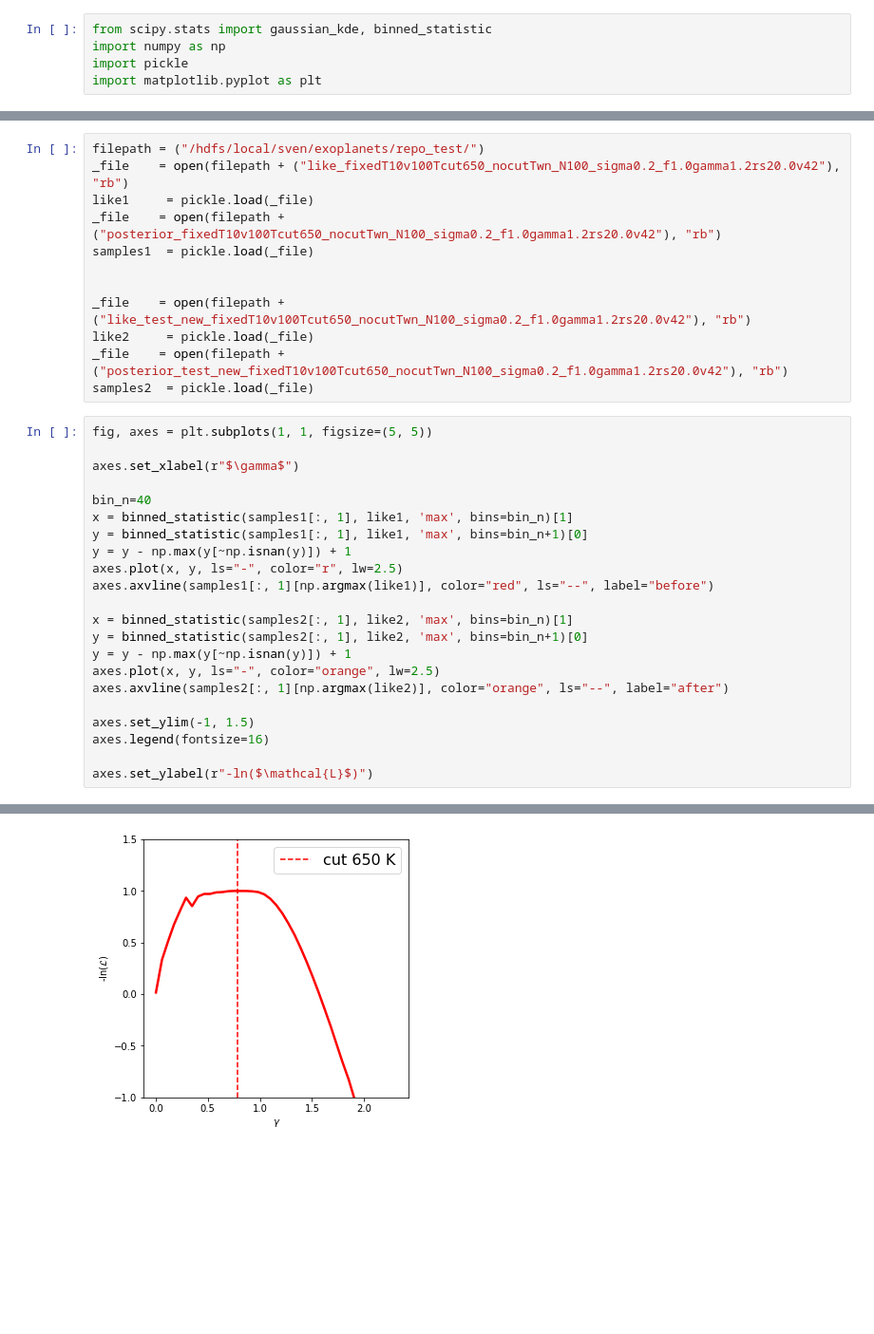
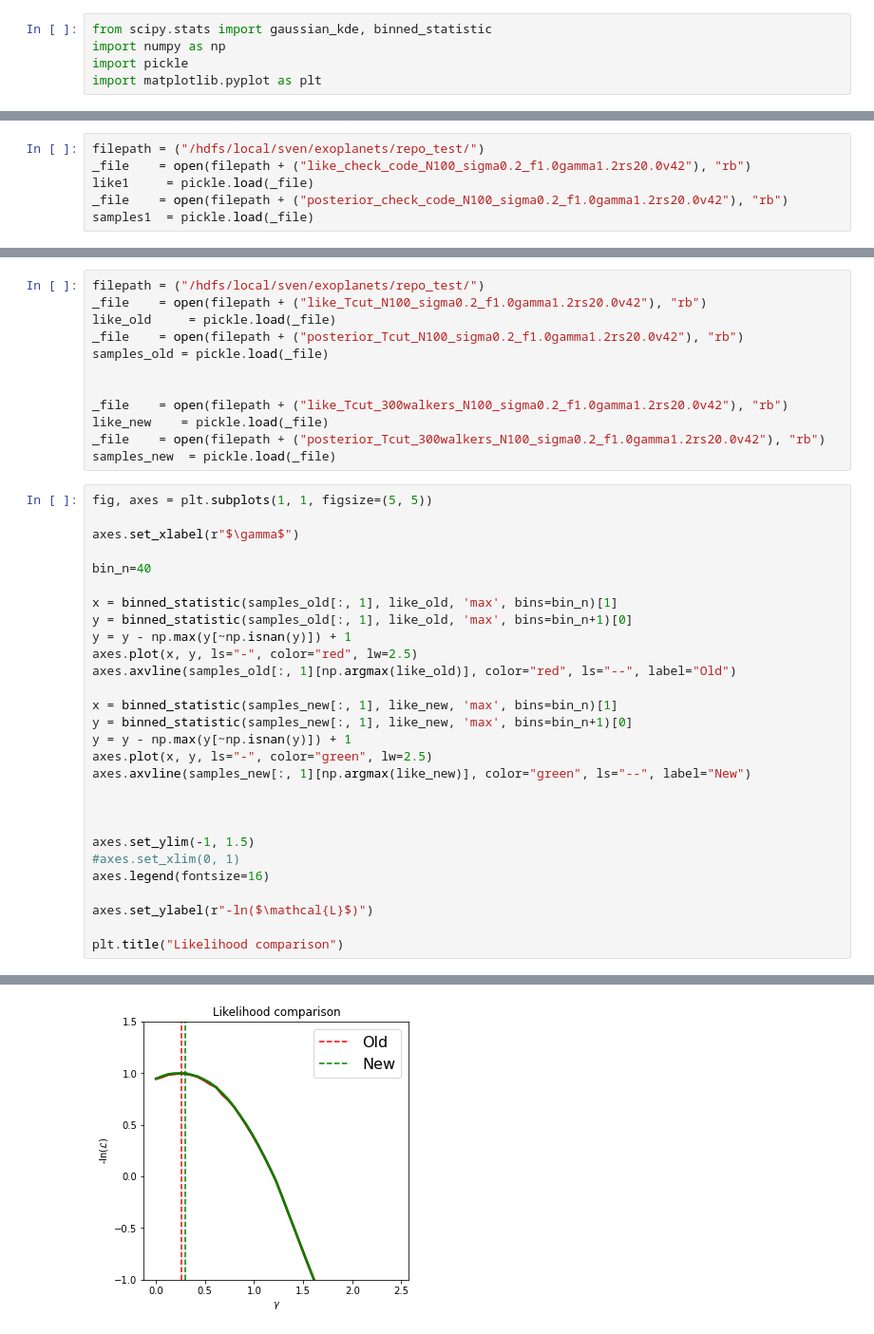
Before and after one commit to SvPoder/exoplanets, a Jupyter notebook: jupyter-notebook/plot_log_likelihood.ipynb, the cells around one changed output, grey strips where cells are left out. Shown at 95% size. Cells and saved outputs as stored; diff of their text form; blank space fills up the shorter version.

```diff
--- a/jupyter-notebook/plot_log_likelihood.ipynb
+++ b/jupyter-notebook/plot_log_likelihood.ipynb
@@ -5,0 +8,6 @@ import matplotlib.pyplot as plt
+# %%
+filepath = ("/hdfs/local/sven/exoplanets/repo_test/")
+_file    = open(filepath + ("like_check_code_N100_sigma0.2_f1.0gamma1.2rs20.0v42"), "rb")
+like1     = pickle.load(_file)
+_file    = open(filepath + ("posterior_check_code_N100_sigma0.2_f1.0gamma1.2rs20.0v42"), "rb")
+samples1  = pickle.load(_file)
@@ -6,35 +151,41 @@ import matplotlib.pyplot as plt
 # %%
 filepath = ("/hdfs/local/sven/exoplanets/repo_test/")
-_file    = open(filepath + ("like_fixedT10v100Tcut650_nocutTwn_N100_sigma0.2_f1.0gamma1.2rs20.0v42"), "rb")
-like1     = pickle.load(_file)
-_file    = open(filepath + ("posterior_fixedT10v100Tcut650_nocutTwn_N100_sigma0.2_f1.0gamma1.2rs20.0v42"), "rb")
-samples1  = pickle.load(_file)
+_file    = open(filepath + ("like_Tcut_N100_sigma0.2_f1.0gamma1.2rs20.0v42"), "rb")
+like_old     = pickle.load(_file)
+_file    = open(filepath + ("posterior_Tcut_N100_sigma0.2_f1.0gamma1.2rs20.0v42"), "rb")
+samples_old = pickle.load(_file)
 
 
-_file    = open(filepath + ("like_test_new_fixedT10v100Tcut650_nocutTwn_N100_sigma0.2_f1.0gamma1.2rs20.0v42"), "rb")
-like2     = pickle.load(_file)
-_file    = open(filepath + ("posterior_test_new_fixedT10v100Tcut650_nocutTwn_N100_sigma0.2_f1.0gamma1.2rs20.0v42"), "rb")
-samples2  = pickle.load(_file)
+_file    = open(filepath + ("like_Tcut_300walkers_N100_sigma0.2_f1.0gamma1.2rs20.0v42"), "rb")
+like_new    = pickle.load(_file)
+_file    = open(filepath + ("posterior_Tcut_300walkers_N100_sigma0.2_f1.0gamma1.2rs20.0v42"), "rb")
+samples_new  = pickle.load(_file)
 # %%
 fig, axes = plt.subplots(1, 1, figsize=(5, 5))
 
 axes.set_xlabel(r"$\gamma$")
 
 bin_n=40
-x = binned_statistic(samples1[:, 1], like1, 'max', bins=bin_n)[1]
-y = binned_statistic(samples1[:, 1], like1, 'max', bins=bin_n+1)[0]
+
+x = binned_statistic(samples_old[:, 1], like_old, 'max', bins=bin_n)[1]
+y = binned_statistic(samples_old[:, 1], like_old, 'max', bins=bin_n+1)[0]
 y = y - np.max(y[~np.isnan(y)]) + 1
-axes.plot(x, y, ls="-", color="r", lw=2.5)
-axes.axvline(samples1[:, 1][np.argmax(like1)], color="red", ls="--", label="before")
+axes.plot(x, y, ls="-", color="red", lw=2.5)
+axes.axvline(samples_old[:, 1][np.argmax(like_old)], color="red", ls="--", label="Old")
 
-x = binned_statistic(samples2[:, 1], like2, 'max', bins=bin_n)[1]
-y = binned_statistic(samples2[:, 1], like2, 'max', bins=bin_n+1)[0]
+x = binned_statistic(samples_new[:, 1], like_new, 'max', bins=bin_n)[1]
+y = binned_statistic(samples_new[:, 1], like_new, 'max', bins=bin_n+1)[0]
 y = y - np.max(y[~np.isnan(y)]) + 1
-axes.plot(x, y, ls="-", color="orange", lw=2.5)
-axes.axvline(samples2[:, 1][np.argmax(like2)], color="orange", ls="--", label="after")
+axes.plot(x, y, ls="-", color="green", lw=2.5)
+axes.axvline(samples_new[:, 1][np.argmax(like_new)], color="green", ls="--", label="New")
+
+
 
 axes.set_ylim(-1, 1.5)
+#axes.set_xlim(0, 1)
 axes.legend(fontsize=16)
 
 axes.set_ylabel(r"-ln($\mathcal{L}$)")
+
+plt.title("Likelihood comparison")
 # %% [output]
@@ -42 +193 @@ Text(0, 0.5, '-ln($\\mathcal{L}$)')
-[figure, old version]
+[figure, new version]
```
Also changed, not shown: parts of 10 cells of this notebook, 5 other files.
